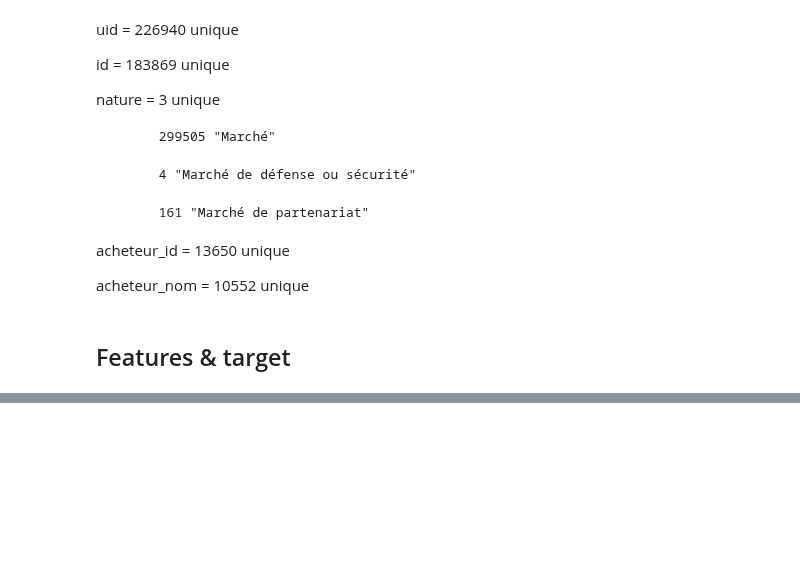
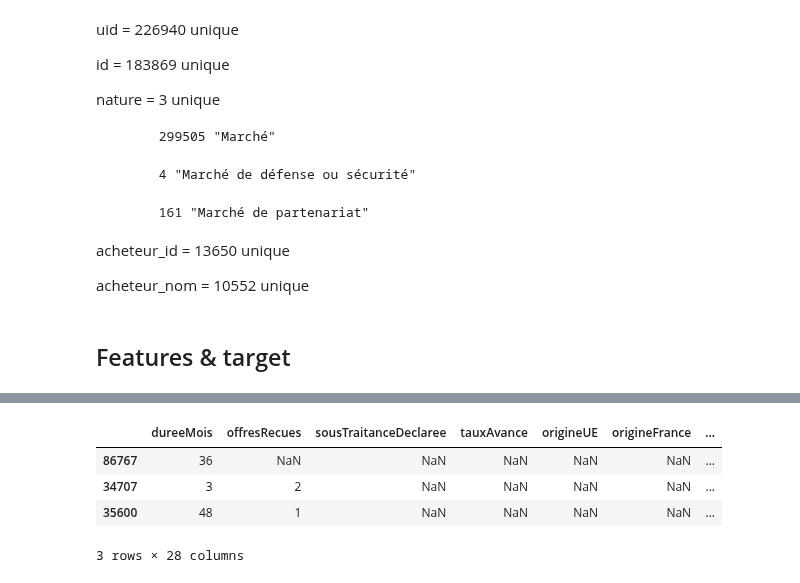
Before and after one commit to RonanB400/decp_ml, a Jupyter notebook: notebooks/JH_exploration.ipynb, the cells around one changed output, grey strips where cells are left out. Saved outputs shown, nothing was run; the diff lists cells and outputs as text; code cells hidden in the pictures; blank space fills up the shorter version.

```diff
--- a/notebooks/JH_exploration.ipynb
+++ b/notebooks/JH_exploration.ipynb
@@ -209,0 +256,9 @@ Name: montant, Length: 299670, dtype: float64
+# %%
+X = X.drop(columns=['procedure', 'formePrix', 'ccag', 'typeGroupementOperateurs', 'nature'])
+X.sample(3)
+# %% [output]
+|  | dureeMois | offresRecues | sousTraitanceDeclaree | tauxAvance | origineUE | origineFrance | ... |
+| 86767 | 36 | NaN | NaN | NaN | NaN | NaN | ... |
+| 34707 | 3 | 2 | NaN | NaN | NaN | NaN | ... |
+| 35600 | 48 | 1 | NaN | NaN | NaN | NaN | ... |
+3 rows × 28 columns
```
Also changed, not shown: parts of 13 cells of this notebook.
